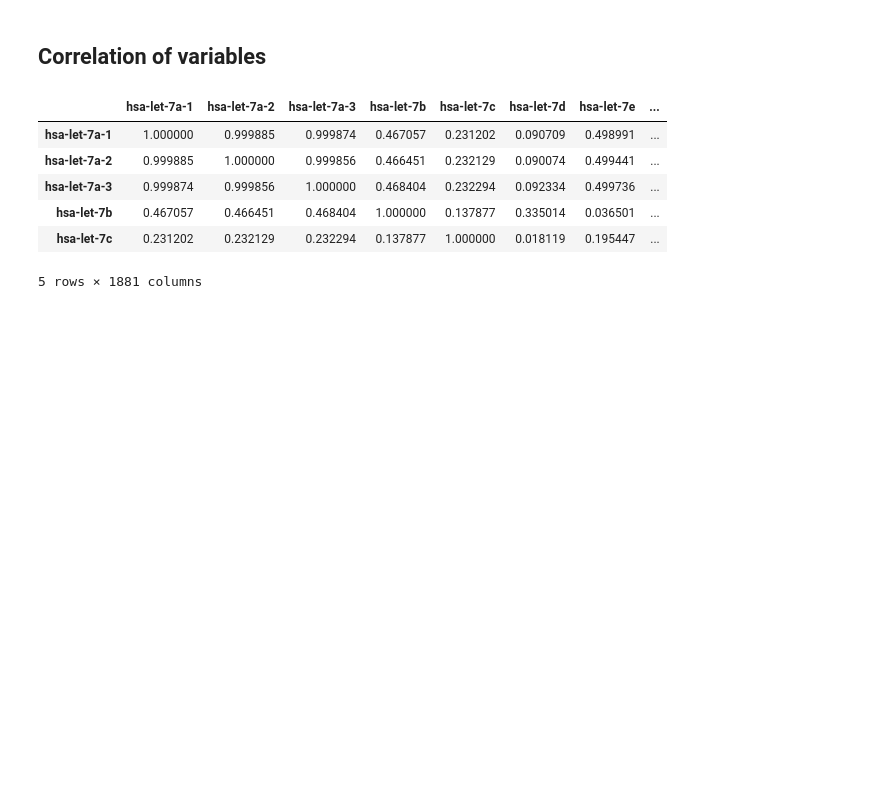
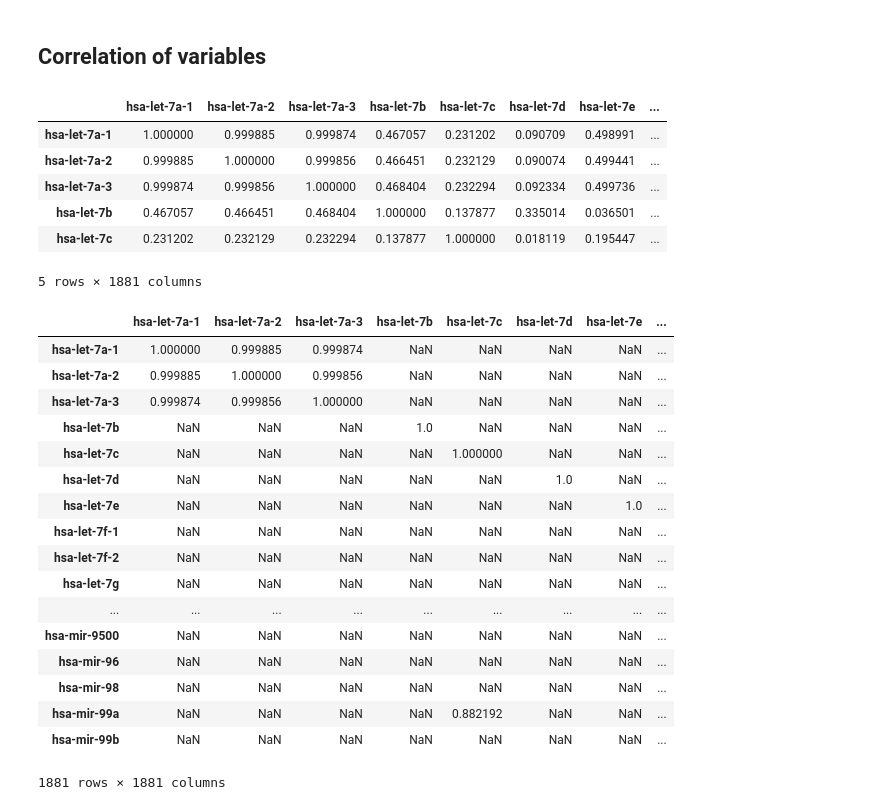
Before and after one commit to surajsakaram/Capstone, a Jupyter notebook: code/02_EDA.ipynb, the cells around one changed output. Drawn from its saved outputs; the diff is of its cells as text; code cells hidden in the pictures; blank space fills up the shorter version.

```diff
--- a/code/02_EDA.ipynb
+++ b/code/02_EDA.ipynb
@@ -76,5 +80,26 @@ correlation.head()
 | hsa-let-7b | 0.467057 | 0.466451 | 0.468404 | 1.000000 | 0.137877 | 0.335014 | 0.036501 | ... |
 | hsa-let-7c | 0.231202 | 0.232129 | 0.232294 | 0.137877 | 1.000000 | 0.018119 | 0.195447 | ... |
 5 rows × 1881 columns
+# %%
+correlation[correlation > 0.8]
+# %% [output]
+|  | hsa-let-7a-1 | hsa-let-7a-2 | hsa-let-7a-3 | hsa-let-7b | hsa-let-7c | hsa-let-7d | hsa-let-7e | ... |
+| hsa-let-7a-1 | 1.000000 | 0.999885 | 0.999874 | NaN | NaN | NaN | NaN | ... |
+| hsa-let-7a-2 | 0.999885 | 1.000000 | 0.999856 | NaN | NaN | NaN | NaN | ... |
+| hsa-let-7a-3 | 0.999874 | 0.999856 | 1.000000 | NaN | NaN | NaN | NaN | ... |
+| hsa-let-7b | NaN | NaN | NaN | 1.0 | NaN | NaN | NaN | ... |
+| hsa-let-7c | NaN | NaN | NaN | NaN | 1.000000 | NaN | NaN | ... |
+| hsa-let-7d | NaN | NaN | NaN | NaN | NaN | 1.0 | NaN | ... |
+| hsa-let-7e | NaN | NaN | NaN | NaN | NaN | NaN | 1.0 | ... |
+| hsa-let-7f-1 | NaN | NaN | NaN | NaN | NaN | NaN | NaN | ... |
+| hsa-let-7f-2 | NaN | NaN | NaN | NaN | NaN | NaN | NaN | ... |
+| hsa-let-7g | NaN | NaN | NaN | NaN | NaN | NaN | NaN | ... |
+| ... | ... | ... | ... | ... | ... | ... | ... | ... |
+| hsa-mir-9500 | NaN | NaN | NaN | NaN | NaN | NaN | NaN | ... |
+| hsa-mir-96 | NaN | NaN | NaN | NaN | NaN | NaN | NaN | ... |
+| hsa-mir-98 | NaN | NaN | NaN | NaN | NaN | NaN | NaN | ... |
+| hsa-mir-99a | NaN | NaN | NaN | NaN | 0.882192 | NaN | NaN | ... |
+| hsa-mir-99b | NaN | NaN | NaN | NaN | NaN | NaN | NaN | ... |
+1881 rows × 1881 columns
 # %%
 sns.heatmap(correlation)
```
Also changed, not shown: parts of 3 cells of this notebook, 5 other files.
